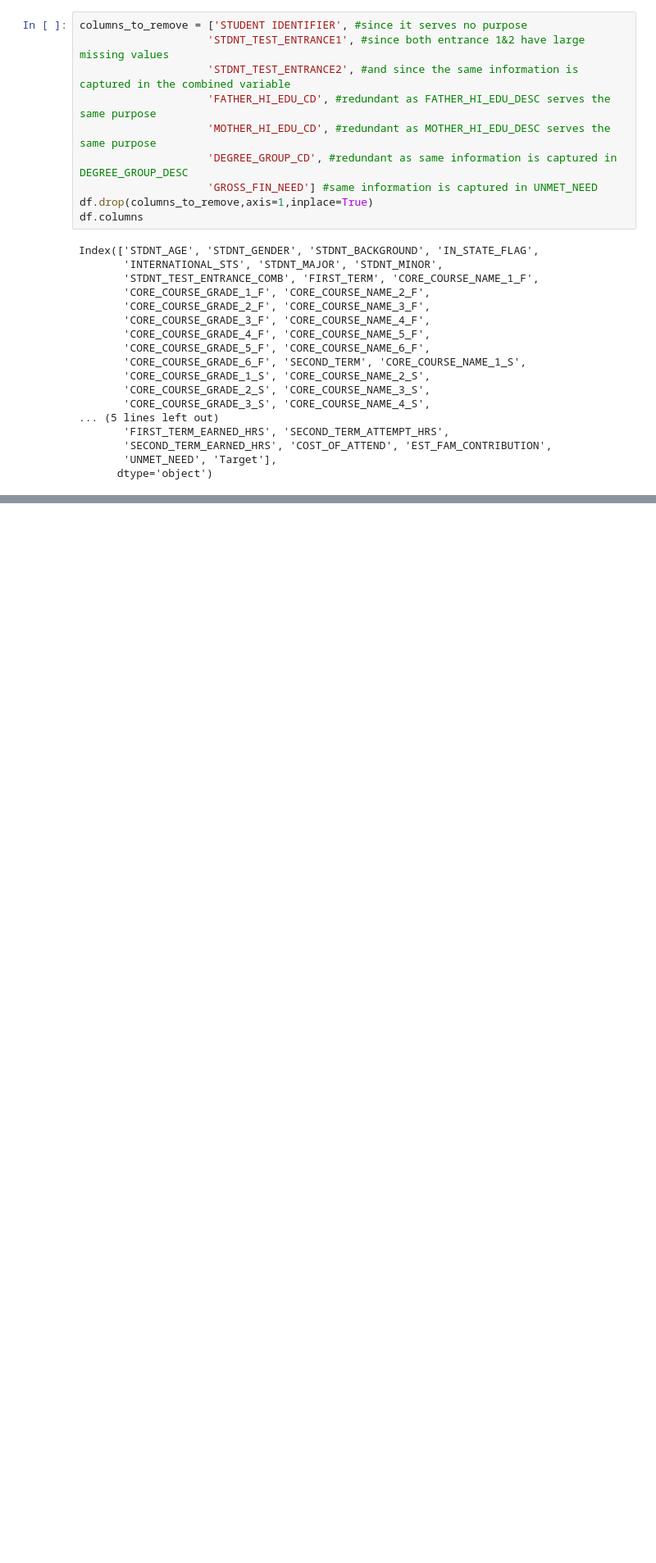
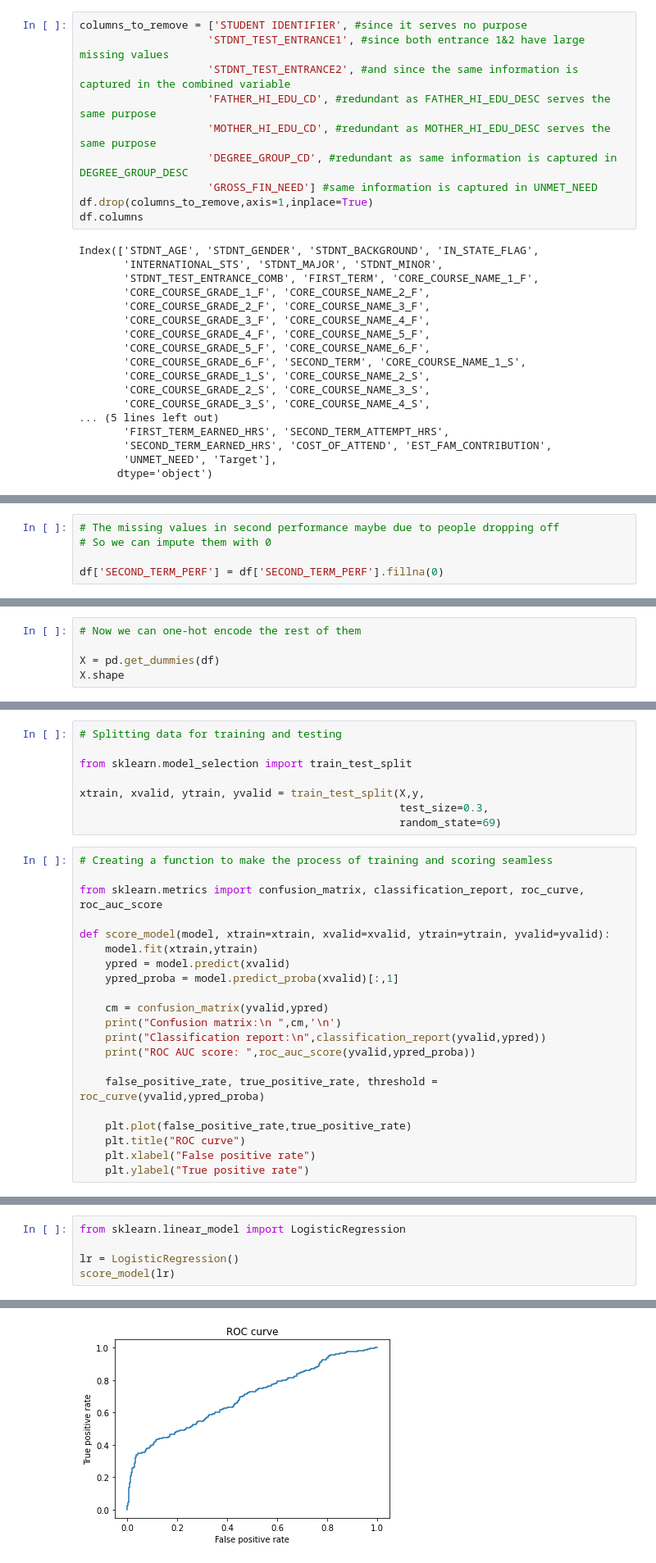
Before and after one commit to Jobin-Nelson/Student_attrition, a Jupyter notebook: src/Student_attrition.ipynb, the cells around one changed output, grey strips where cells are left out. Shown: that part at 82% size. Drawn from its saved outputs; the diff is of its cells as text; blank space fills up the shorter version.

Commit message:
model selection

```diff
--- a/src/pilot.ipynb
+++ b/src/Student_attrition.ipynb
@@ -845,0 +1031,5 @@ Index(['STDNT_AGE', 'STDNT_GENDER', 'STDNT_BACKGROUND', 'IN_STATE_FLAG',
+# %%
+# The missing values in second performance maybe due to people dropping off
+# So we can impute them with 0
+
+df['SECOND_TERM_PERF'] = df['SECOND_TERM_PERF'].fillna(0)
@@ -845,0 +1146,5 @@ Index(['STDNT_AGE', 'STDNT_GENDER', 'STDNT_BACKGROUND', 'IN_STATE_FLAG',
+# %%
+# Now we can one-hot encode the rest of them
+
+X = pd.get_dummies(df)
+X.shape
@@ -845,0 +1155,29 @@ Index(['STDNT_AGE', 'STDNT_GENDER', 'STDNT_BACKGROUND', 'IN_STATE_FLAG',
+# %%
+# Splitting data for training and testing
+
+from sklearn.model_selection import train_test_split
+
+xtrain, xvalid, ytrain, yvalid = train_test_split(X,y,
+                                                  test_size=0.3,
+                                                  random_state=69)
+# %%
+# Creating a function to make the process of training and scoring seamless
+
+from sklearn.metrics import confusion_matrix, classification_report, roc_curve, roc_auc_score
+
+def score_model(model, xtrain=xtrain, xvalid=xvalid, ytrain=ytrain, yvalid=yvalid):
+    model.fit(xtrain,ytrain)
+    ypred = model.predict(xvalid)
+    ypred_proba = model.predict_proba(xvalid)[:,1]
+
+    cm = confusion_matrix(yvalid,ypred)
+    print("Confusion matrix:\n ",cm,'\n')
+    print("Classification report:\n",classification_report(yvalid,ypred))
+    print("ROC AUC score: ",roc_auc_score(yvalid,ypred_proba))
+
+    false_positive_rate, true_positive_rate, threshold = roc_curve(yvalid,ypred_proba)
+
+    plt.plot(false_positive_rate,true_positive_rate)
+    plt.title("ROC curve")
+    plt.xlabel("False positive rate")
+    plt.ylabel("True positive rate")
@@ -845,0 +1186,6 @@ Index(['STDNT_AGE', 'STDNT_GENDER', 'STDNT_BACKGROUND', 'IN_STATE_FLAG',
+# %%
+from sklearn.linear_model import LogisticRegression
+
+lr = LogisticRegression()
+score_model(lr)
+# %% [output]
@@ -845,0 +1214 @@ Index(['STDNT_AGE', 'STDNT_GENDER', 'STDNT_BACKGROUND', 'IN_STATE_FLAG',
+[figure, added]
```
Also changed, not shown: parts of 50 cells of this notebook, 3 other files.
